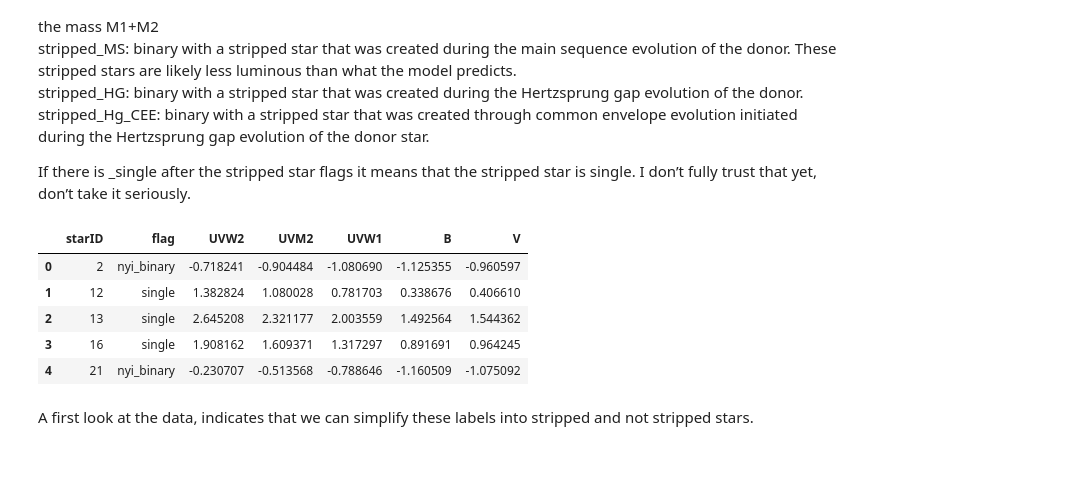
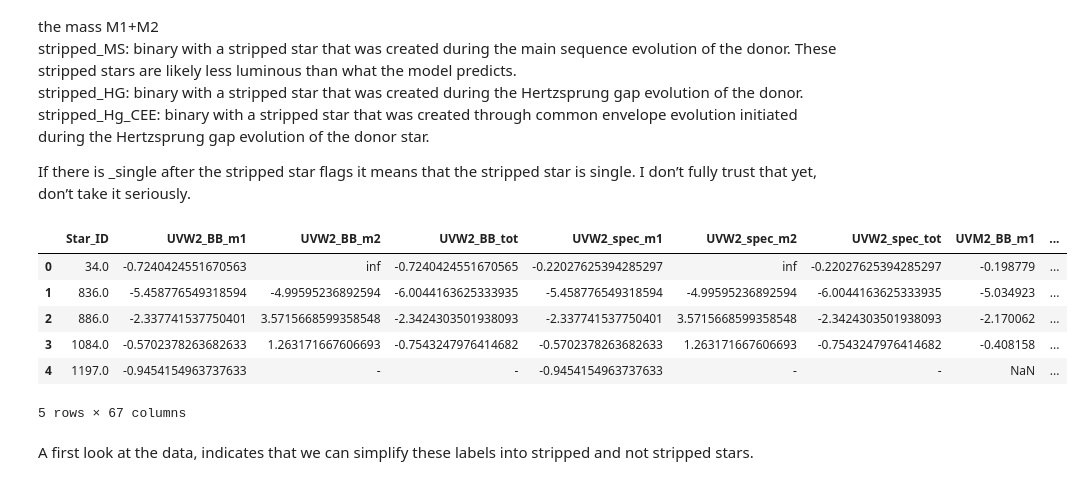
Before and after one commit to AstroLudwig/MachineLearningClass, a Jupyter notebook: Final/Untitled.ipynb, the cells around one changed output. Saved outputs shown, nothing was run; the diff lists cells and outputs as text; code cells hidden in the pictures.

Commit message:
New data upload

```diff
--- a/Final/Untitled.ipynb
+++ b/Final/Untitled.ipynb
@@ -23,15 +23,17 @@ import pandas as pd
 from sklearn.decomposition import PCA
 import matplotlib.pyplot as plt
 # %%
-theory = pd.read_csv("old_dataset.txt",skiprows=8,delimiter="\s+")
+#theory = pd.read_csv("old_dataset.txt",skiprows=8,delimiter="\s+")
+theory = pd.read_csv("data2_run_Z0.002_10.txt",skiprows=0,delimiter="\s+")
 theory.head()
 # %% [output]
-|  | starID | flag | UVW2 | UVM2 | UVW1 | B | V |
-| 0 | 2 | nyi_binary | -0.718241 | -0.904484 | -1.080690 | -1.125355 | -0.960597 |
-| 1 | 12 | single | 1.382824 | 1.080028 | 0.781703 | 0.338676 | 0.406610 |
-| 2 | 13 | single | 2.645208 | 2.321177 | 2.003559 | 1.492564 | 1.544362 |
-| 3 | 16 | single | 1.908162 | 1.609371 | 1.317297 | 0.891691 | 0.964245 |
-| 4 | 21 | nyi_binary | -0.230707 | -0.513568 | -0.788646 | -1.160509 | -1.075092 |
+|  | Star_ID | UVW2_BB_m1 | UVW2_BB_m2 | UVW2_BB_tot | UVW2_spec_m1 | UVW2_spec_m2 | UVW2_spec_tot | UVM2_BB_m1 | ... |
+| 0 | 34.0 | -0.7240424551670563 | inf | -0.7240424551670565 | -0.22027625394285297 | inf | -0.22027625394285297 | -0.198779 | ... |
+| 1 | 836.0 | -5.458776549318594 | -4.99595236892594 | -6.0044163625333935 | -5.458776549318594 | -4.99595236892594 | -6.0044163625333935 | -5.034923 | ... |
+| 2 | 886.0 | -2.337741537750401 | 3.5715668599358548 | -2.3424303501938093 | -2.337741537750401 | 3.5715668599358548 | -2.3424303501938093 | -2.170062 | ... |
+| 3 | 1084.0 | -0.5702378263682633 | 1.263171667606693 | -0.7543247976414682 | -0.5702378263682633 | 1.263171667606693 | -0.7543247976414682 | -0.408158 | ... |
+| 4 | 1197.0 | -0.9454154963737633 | - | - | -0.9454154963737633 | - | - | NaN | ... |
+5 rows × 67 columns
 # %% [markdown]
 A first look at the data, indicates that we can simplify these labels into stripped and not stripped stars.
 # %%
```
Also changed, not shown: parts of 9 cells of this notebook, 4 other files.
